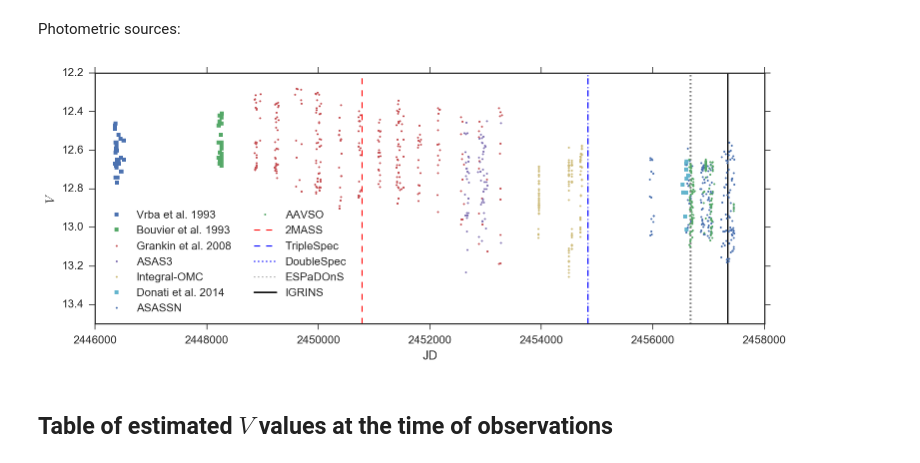
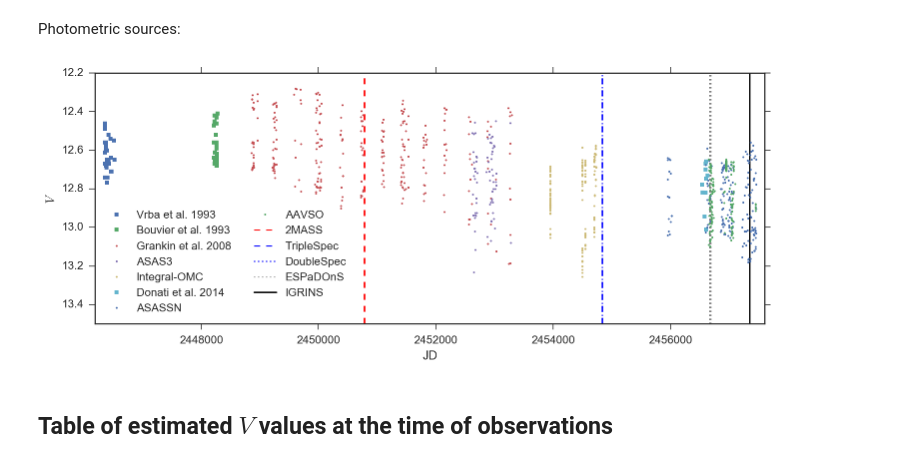
Before and after one commit to BrownDwarf/welter, a Jupyter notebook: notebooks/welter_issue018-09_compile_all_photometry.ipynb, the cells around one changed output. Drawn from its saved outputs; the diff is of its cells as text; code cells hidden in the pictures.

```diff
--- a/notebooks/welter_issue018-09_compile_all_photometry.ipynb
+++ b/notebooks/welter_issue018-09_compile_all_photometry.ipynb
@@ -278,3 +280,4 @@ Make sure uncertainties are NaN if mag is NaN.
 master.Verr[master.Vmag != master.Vmag] = np.NaN
 master.Rerr[master.Rmag != master.Rmag] = np.NaN
 master.Berr[master.Bmag != master.Bmag] = np.NaN
+master.Uerr[master.Umag != master.Umag] = np.NaN
@@ -582,29 +636,29 @@ fmts = ['s', 's', '.', '.', '.', 's', '.', '.']
 # %%
 plt.figure(figsize=(12, 4.5))
 
 for source, fmt in zip(sources, fmts):
     inds = master.source == source
     plt.plot(master.JD_like[inds], master.Vmag[inds], fmt, ms=4,label=source)
 
 for i in range(len(epochs)):
     label = epochs.Instrument[i]
     if (label == 'ESPaDOnS') & (i!=6):
         label=None
     plt.vlines(epochs.JD_like[i], 13.5, 12.2, colors=epochs.color[i],
                linestyles=epochs.linestyles[i], label = label)
 
-#plt.vlines(2446192.125000, 13.5, 12.2, colors='blue', linestyles='dashed')
+#plt.vlines(2446192.083333, 13.5, 12.2, colors='cyan', linestyles='dashed')
 
 legend = plt.legend(loc='best', ncol=2)#, frameon=True, shadow=False, )
 plt.ylim(13.5, 12.2)
 
 plt.ylabel('$V$')
 plt.xlabel('JD')
 
-plt.xlim(2446000, 2458000)
+plt.xlim(2446192.083333, 2457597.833333)
 plt.savefig('../document/figures/LkCa4_phot1986-2016.pdf', bbox_inches='tight')
 # %% [output]
-[figure, old version]
+[figure, new version]
 # %% [markdown]
 ## Table of estimated $V$ values at the time of observations
 # %%
```
Also changed, not shown: parts of 6 cells of this notebook, 2 other files.
